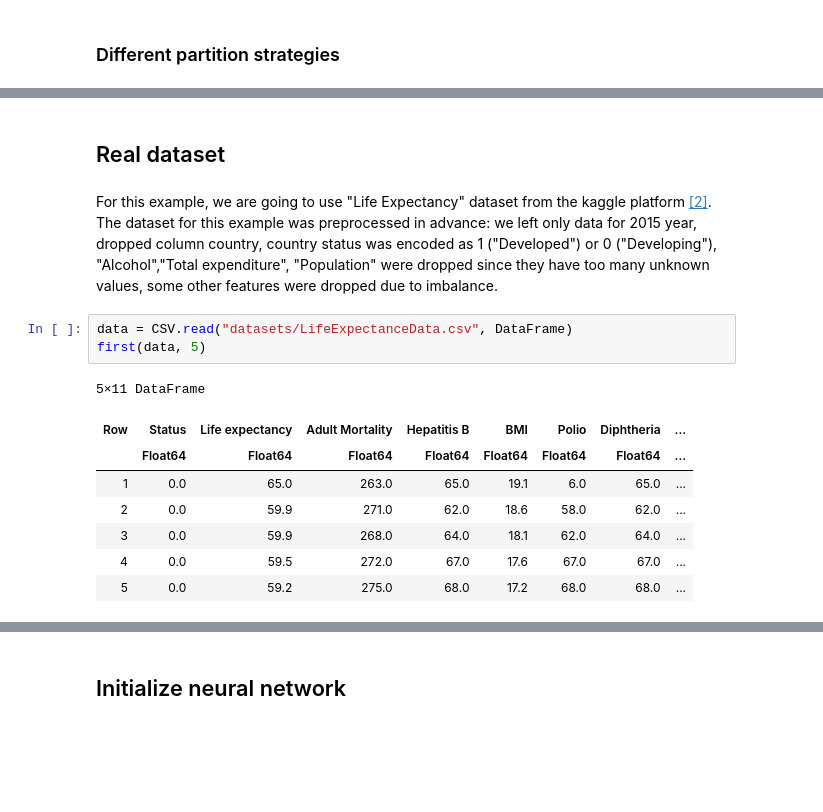
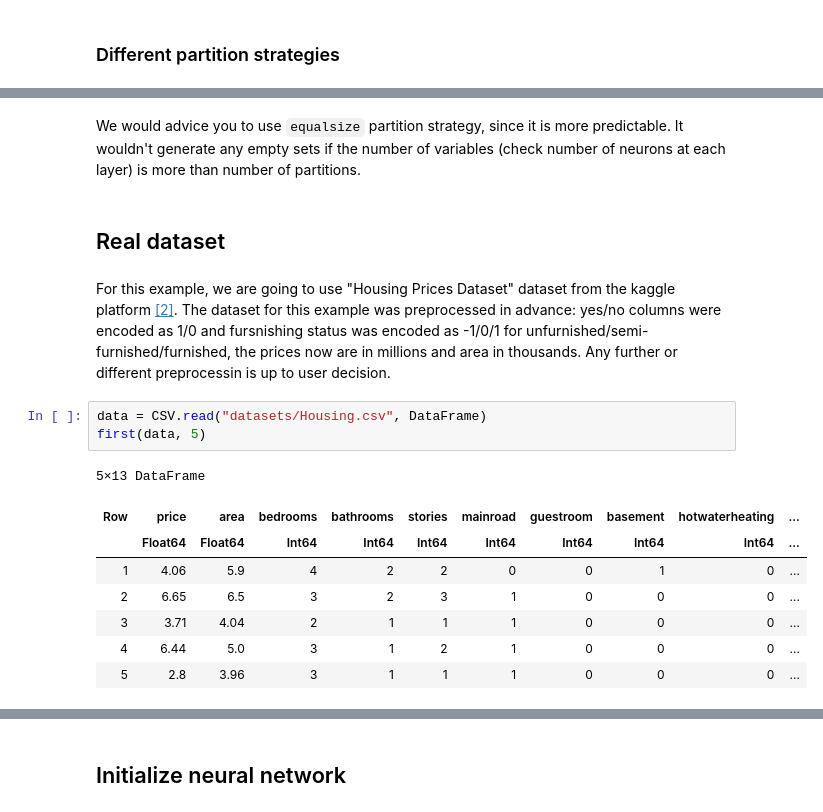
Before and after one commit to gamma-opt/Gogeta.jl, a Jupyter notebook: examples/NN_partition_formulation.ipynb, the cells around one changed output, grey strips where cells are left out. Drawn from its saved outputs; the diff is of its cells as text; blank space fills up the shorter version.

```diff
--- a/examples/NN_partition_formulation.ipynb
+++ b/examples/NN_partition_formulation.ipynb
@@ -382,19 +676,21 @@ Time to formulate JuMP model with standard bound-tightening, with partition stra
+# %% [markdown]
+We would advice you to use `equalsize` partition strategy, since it is more predictable. It wouldn't generate any empty sets if the number of variables (check number of neurons at each layer) is more than number of partitions.
 # %% [markdown]
 ## Real dataset
 # %% [markdown]
-For this example, we are going to use "Life Expectancy" dataset from the kaggle platform [[2]](https://www.kaggle.com/datasets/kumarajarshi/life-expectancy-who?resource=download). The dataset for this example was preprocessed in advance: we left only data for 2015 year, dropped column country, country status was encoded as 1 ("Developed") or 0 ("Developing"), "Alcohol","Total expenditure", "Population" were dropped since they have too many unknown values, some other features were dropped due to imbalance.
+For this example, we are going to use "Housing Prices Dataset" dataset from the kaggle platform [[2]](https://www.kaggle.com/datasets/yasserh/housing-prices-dataset). The dataset for this example was preprocessed in advance: yes/no columns were encoded as 1/0 and fursnishing status was encoded as -1/0/1 for unfurnished/semi-furnished/furnished, the prices now are in millions and area in thousands. Any further or different preprocessin is up to user decision.
 # %%
-data = CSV.read("datasets/LifeExpectanceData.csv", DataFrame)
+data = CSV.read("datasets/Housing.csv", DataFrame)
 first(data, 5)
 # %% [output]
-5×11 DataFrame
+5×13 DataFrame
-| Row | Status | Life expectancy | Adult Mortality | Hepatitis B | BMI | Polio | Diphtheria | ... |
-|  | Float64 | Float64 | Float64 | Float64 | Float64 | Float64 | Float64 | ... |
-| 1 | 0.0 | 65.0 | 263.0 | 65.0 | 19.1 | 6.0 | 65.0 | ... |
-| 2 | 0.0 | 59.9 | 271.0 | 62.0 | 18.6 | 58.0 | 62.0 | ... |
-| 3 | 0.0 | 59.9 | 268.0 | 64.0 | 18.1 | 62.0 | 64.0 | ... |
-| 4 | 0.0 | 59.5 | 272.0 | 67.0 | 17.6 | 67.0 | 67.0 | ... |
-| 5 | 0.0 | 59.2 | 275.0 | 68.0 | 17.2 | 68.0 | 68.0 | ... |
+| Row | price | area | bedrooms | bathrooms | stories | mainroad | guestroom | basement | hotwaterheating | ... |
+|  | Float64 | Float64 | Int64 | Int64 | Int64 | Int64 | Int64 | Int64 | Int64 | ... |
+| 1 | 4.06 | 5.9 | 4 | 2 | 2 | 0 | 0 | 1 | 0 | ... |
+| 2 | 6.65 | 6.5 | 3 | 2 | 3 | 1 | 0 | 0 | 0 | ... |
+| 3 | 3.71 | 4.04 | 2 | 1 | 1 | 1 | 0 | 0 | 0 | ... |
+| 4 | 6.44 | 5.0 | 3 | 1 | 2 | 1 | 0 | 0 | 0 | ... |
+| 5 | 2.8 | 3.96 | 3 | 1 | 1 | 1 | 0 | 0 | 0 | ... |
 # %%
 plot_array = []
 
```
Also changed, not shown: parts of 52 cells of this notebook, 2 other files.
